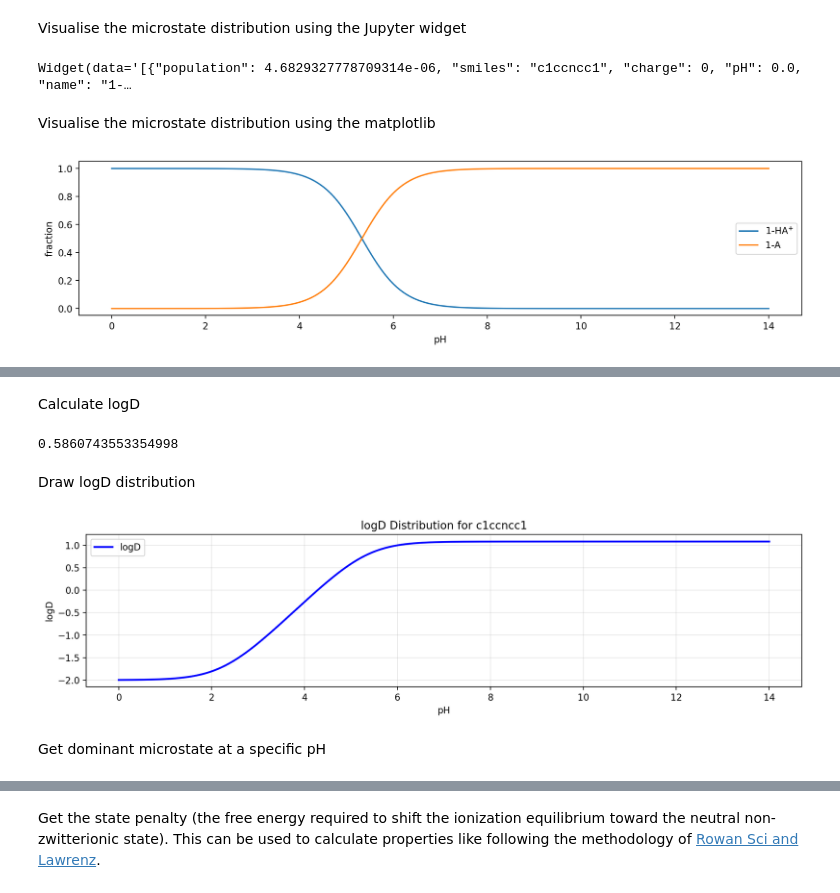
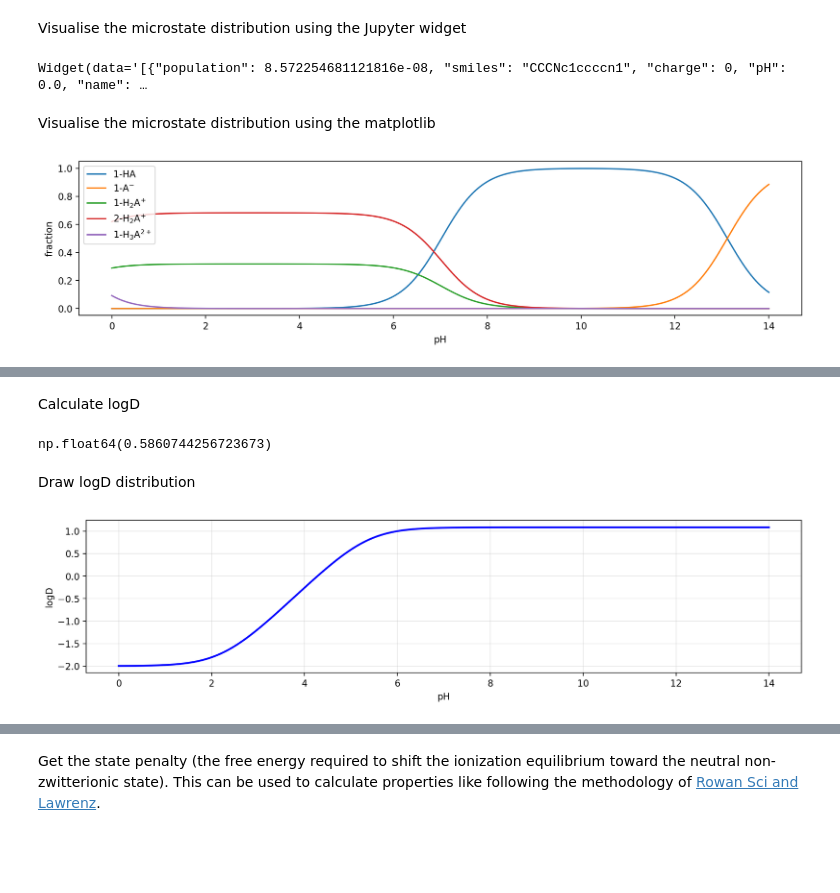
Before and after one commit to finlayiainmaclean/unipka, a Jupyter notebook: example.ipynb, the cells around one changed output, grey strips where cells are left out. Drawn from its saved outputs; the diff is of its cells as text; code cells hidden in the pictures; blank space fills up the shorter version.

```diff
--- a/example.ipynb
+++ b/example.ipynb
@@ -4,7 +4,7 @@ from rdkit import Chem
 from rdkit.Chem import AllChem
 import numpy as np
 
-calc = unipka.UnipKa(use_simple_smarts=True)
+calc = unipka.UnipKa(use_simple_smarts=False)
 # %% [markdown]
 Get microstate distribution at target pH
 # %%
@@ -61,14 +70,14 @@ pka_manual
 # %% [markdown]
 Visualise the microstate distribution using the Jupyter widget
 # %%
-calc.draw_distribution("c1ccncc1", mode="jupyter")
+calc.draw_distribution("N1=CC=CC=C1NCCC", mode="jupyter")
 # %% [output]
-Widget(data='[{"population": 4.6829327778709314e-06, "smiles": "c1ccncc1", "charge": 0, "pH": 0.0, "name": "1-…
+Widget(data='[{"population": 8.572254681121816e-08, "smiles": "CCCNc1ccccn1", "charge": 0, "pH": 0.0, "name": …
 # %% [markdown]
 Visualise the microstate distribution using the matplotlib
 # %%
-calc.draw_distribution("c1cc[nH+]cc1", mode="matplotlib")
+calc.draw_distribution("N1=CC=CC=C1NCCC", mode="matplotlib")
 # %% [output]
-[figure, old version]
+[figure, new version]
 [drawing not drawn]
 [drawing not drawn]
@@ -77,12 +88,10 @@ Calculate logD
 # %%
 calc.get_logd("N1=CC=CC=C1", pH=5.)
 # %% [output]
-0.5860743553354998
+np.float64(0.5860744256723673)
 # %% [markdown]
 Draw logD distribution
 # %%
 calc.draw_logd_distribution("N1=CC=CC=C1", mode="matplotlib")
 # %% [output]
-[figure, old version]
+[figure, new version]
-# %% [markdown]
-Get dominant microstate at a specific pH
```
Also changed, not shown: parts of 11 cells of this notebook, 1 other file.
